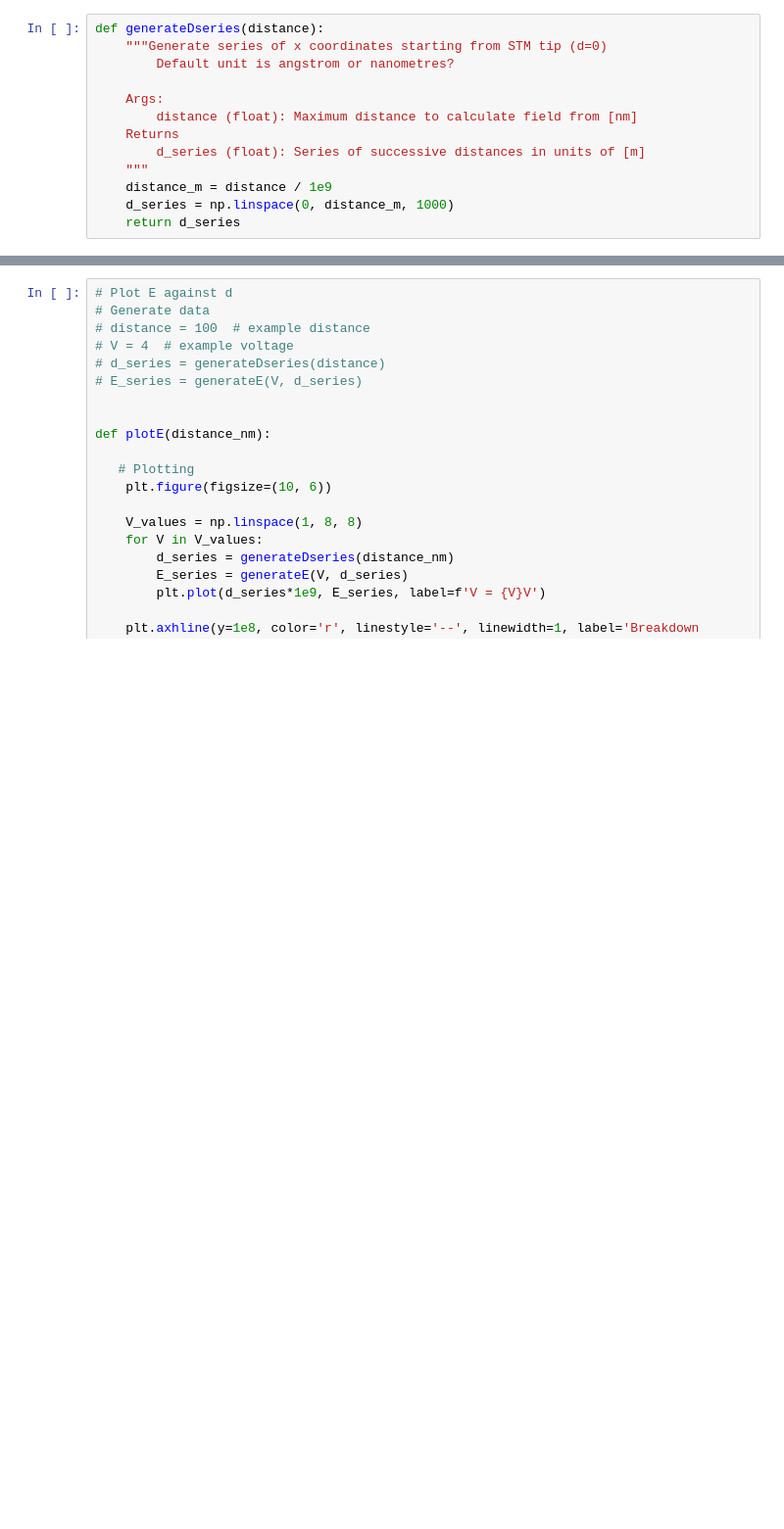
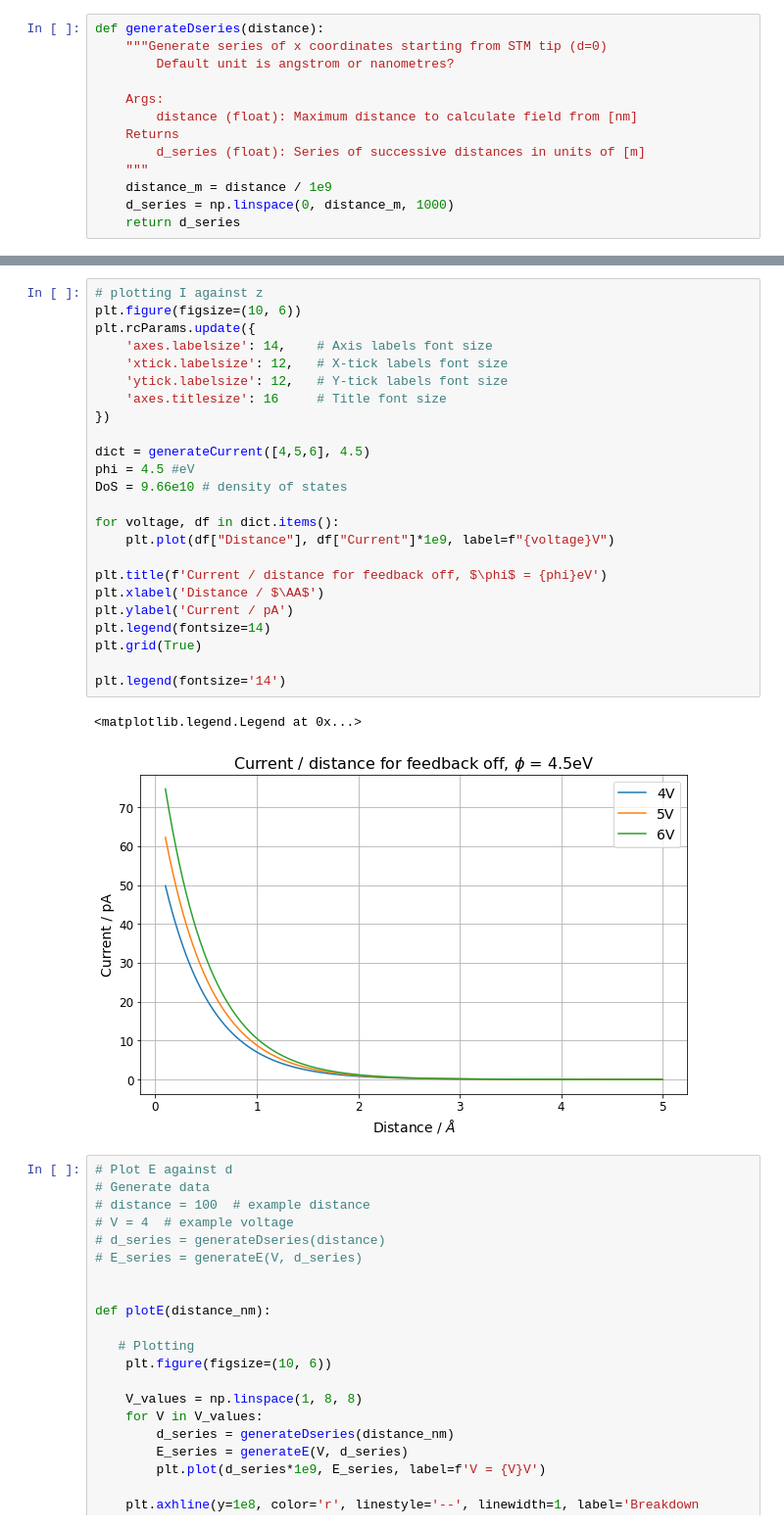
Before and after one commit to thomasbourke1/STM-electric-field-simulation, a Jupyter notebook: e_field.ipynb, the cells around one changed output, grey strips where cells are left out. Shown: that part at 98% size. Drawn from its saved outputs; the diff is of its cells as text; blank space fills up the shorter version.

```diff
--- a/e_field.ipynb
+++ b/e_field.ipynb
@@ -61,3 +95,30 @@ def generateEnergy(E_series_cm):
+# %%
+# plotting I against z
+plt.figure(figsize=(10, 6))
+plt.rcParams.update({
+    'axes.labelsize': 14,    # Axis labels font size
+    'xtick.labelsize': 12,   # X-tick labels font size
+    'ytick.labelsize': 12,   # Y-tick labels font size
+    'axes.titlesize': 16     # Title font size
+})
+
+dict = generateCurrent([4,5,6], 4.5)
+phi = 4.5 #eV
+DoS = 9.66e10 # density of states
+
+for voltage, df in dict.items():
+    plt.plot(df["Distance"], df["Current"]*1e9, label=f"{voltage}V")
+
+plt.title(f'Current / distance for feedback off, $\phi$ = {phi}eV')
+plt.xlabel('Distance / $\AA$')
+plt.ylabel('Current / pA')
+plt.legend(fontsize=14)
+plt.grid(True)
+
+plt.legend(fontsize='14')
+# %% [output]
+<matplotlib.legend.Legend at 0x...>
+[figure, added]
 # %%
 # Plot E against d
 # Generate data
```
Also changed, not shown: parts of 3 cells of this notebook, 1 other file.
